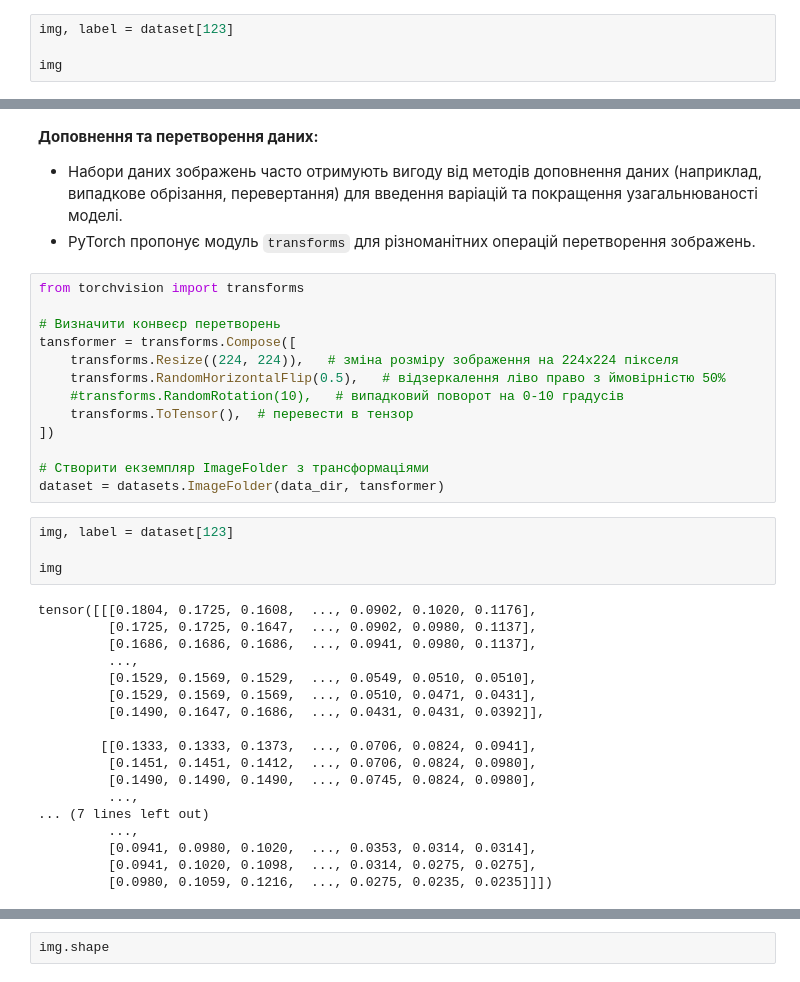
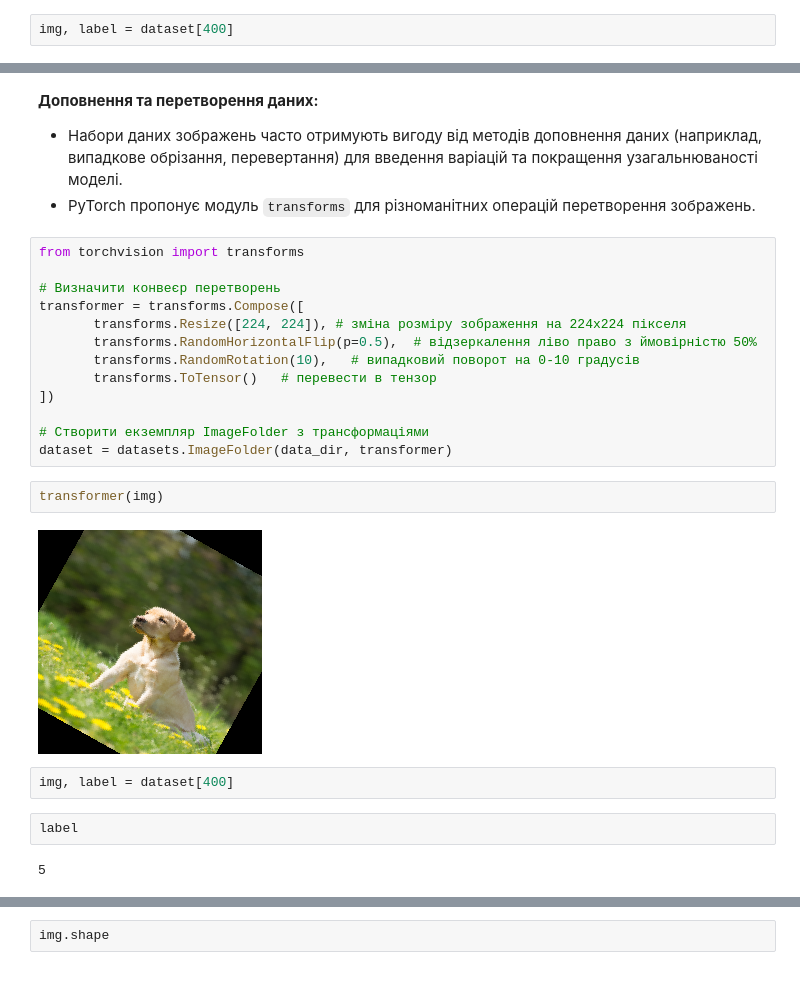
Before and after one commit to HalyshAnton/ITStep-AI, a Jupyter notebook: Neural_network.ipynb, the cells around one changed output, grey strips where cells are left out. Drawn from its saved outputs; the diff is of its cells as text.

```diff
--- a/Neural_network.ipynb
+++ b/Neural_network.ipynb
@@ -142,5 +146,3 @@ dataset = datasets.ImageFolder(data_dir)
 # %%
-img, label = dataset[123]
-
-img
+img, label = dataset[400]
 # %% [output]
@@ -185,34 +191,22 @@ dataset.classes
 from torchvision import transforms
 
 # Визначити конвеєр перетворень
-tansformer = transforms.Compose([
-    transforms.Resize((224, 224)),   # зміна розміру зображення на 224х224 пікселя
-    transforms.RandomHorizontalFlip(0.5),   # відзеркалення ліво право з ймовірністю 50%
-    #transforms.RandomRotation(10),   # випадковий поворот на 0-10 градусів
-    transforms.ToTensor(),  # перевести в тензор
+transformer = transforms.Compose([
+       transforms.Resize([224, 224]), # зміна розміру зображення на 224х224 пікселя
+       transforms.RandomHorizontalFlip(p=0.5),  # відзеркалення ліво право з ймовірністю 50%
+       transforms.RandomRotation(10),   # випадковий поворот на 0-10 градусів
+       transforms.ToTensor()   # перевести в тензор
 ])
 
 # Створити екземпляр ImageFolder з трансформаціями
-dataset = datasets.ImageFolder(data_dir, tansformer)
+dataset = datasets.ImageFolder(data_dir, transformer)
+# %%
+transformer(img)
+# %% [output]
+[figure, added]
 # %%
-img, label = dataset[123]
-
-img
+img, label = dataset[400]
-# %% [output]
-tensor([[[0.1804, 0.1725, 0.1608,  ..., 0.0902, 0.1020, 0.1176],
-         [0.1725, 0.1725, 0.1647,  ..., 0.0902, 0.0980, 0.1137],
-         [0.1686, 0.1686, 0.1686,  ..., 0.0941, 0.0980, 0.1137],
-         ...,
-         [0.1529, 0.1569, 0.1529,  ..., 0.0549, 0.0510, 0.0510],
-         [0.1529, 0.1569, 0.1569,  ..., 0.0510, 0.0471, 0.0431],
-         [0.1490, 0.1647, 0.1686,  ..., 0.0431, 0.0431, 0.0392]],
-
-        [[0.1333, 0.1333, 0.1373,  ..., 0.0706, 0.0824, 0.0941],
-         [0.1451, 0.1451, 0.1412,  ..., 0.0706, 0.0824, 0.0980],
-         [0.1490, 0.1490, 0.1490,  ..., 0.0745, 0.0824, 0.0980],
-         ...,
-... (7 lines left out)
-         ...,
-         [0.0941, 0.0980, 0.1020,  ..., 0.0353, 0.0314, 0.0314],
-         [0.0941, 0.1020, 0.1098,  ..., 0.0314, 0.0275, 0.0275],
-         [0.0980, 0.1059, 0.1216,  ..., 0.0275, 0.0235, 0.0235]]])
+# %%
+label
+# %% [output]
+5
```
Also changed, not shown: parts of 51 cells of this notebook.
